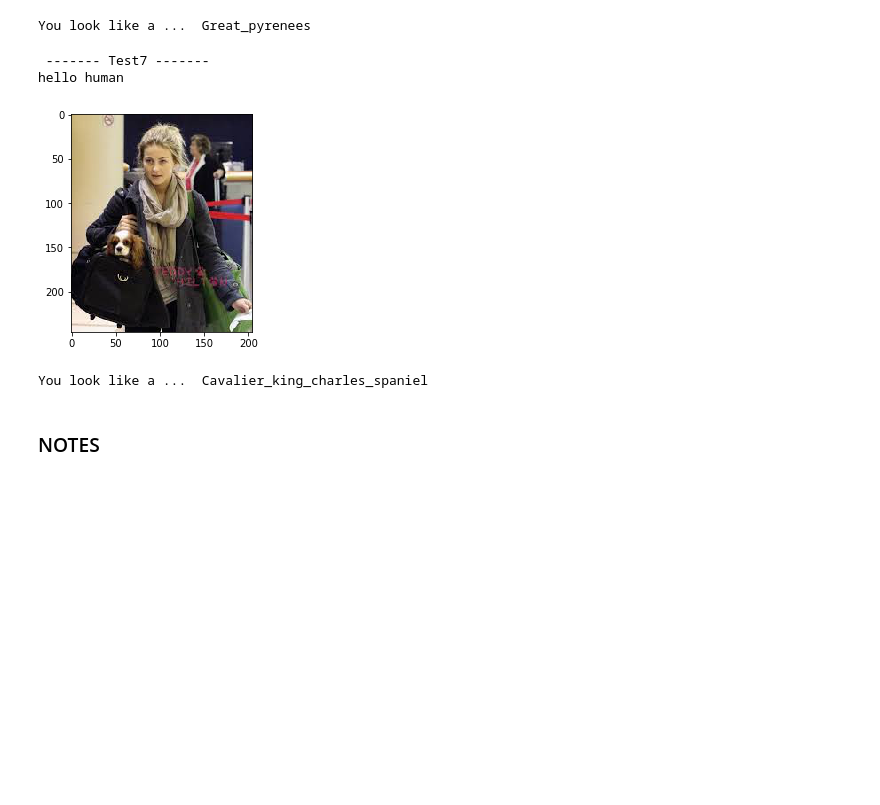
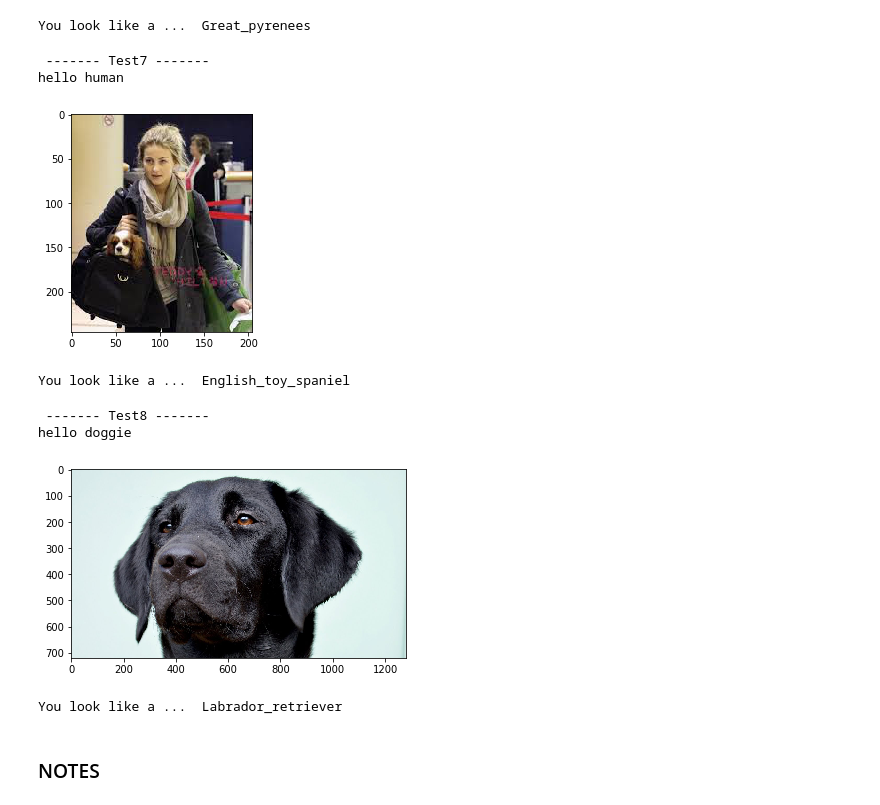
Before and after one commit to aloksh85/dog-project, a Jupyter notebook: dog_app.ipynb, the cells around one changed output. Saved outputs shown, nothing was run; the diff lists cells and outputs as text; code cells hidden in the pictures; blank space fills up the shorter version.

Commit message:
updated project noebook and added html file

```diff
--- a/dog_app.ipynb
+++ b/dog_app.ipynb
@@ -864,12 +874,21 @@ hello doggie
 You look like a ...  Great_pyrenees
 # %%
 print("\n ------- Test7 -------")
-img7 = ("/home/alok/Documents/dl_nd/dog-project/test_images/human2.jpeg")
+img7 = ("./test_images/human2.jpeg")
 dog_breed_classifier(img7)
 # %% [output]
  ------- Test7 -------
 hello human
 [figure]
-You look like a ...  Cavalier_king_charles_spaniel
+You look like a ...  English_toy_spaniel
+# %%
+print("\n ------- Test8 -------")
+img8 = ("./test_images/lab_black.jpg")
+dog_breed_classifier(img8)
+# %% [output]
+ ------- Test8 -------
+hello doggie
+[figure, added]
+You look like a ...  Labrador_retriever
 # %% [markdown]
 ### NOTES
```
Also changed, not shown: parts of 14 cells of this notebook, 2 other files.
